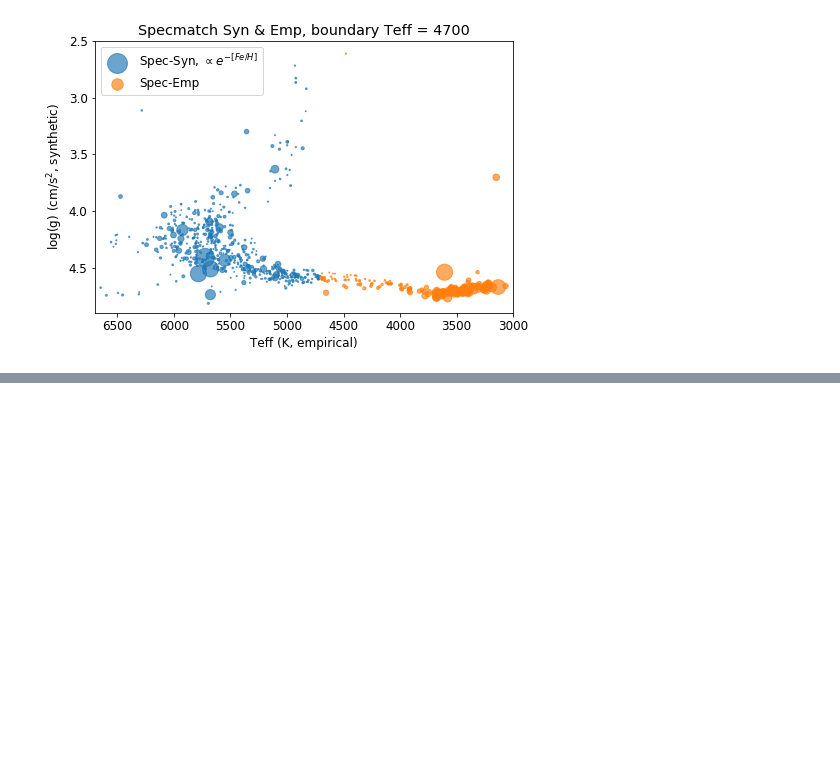
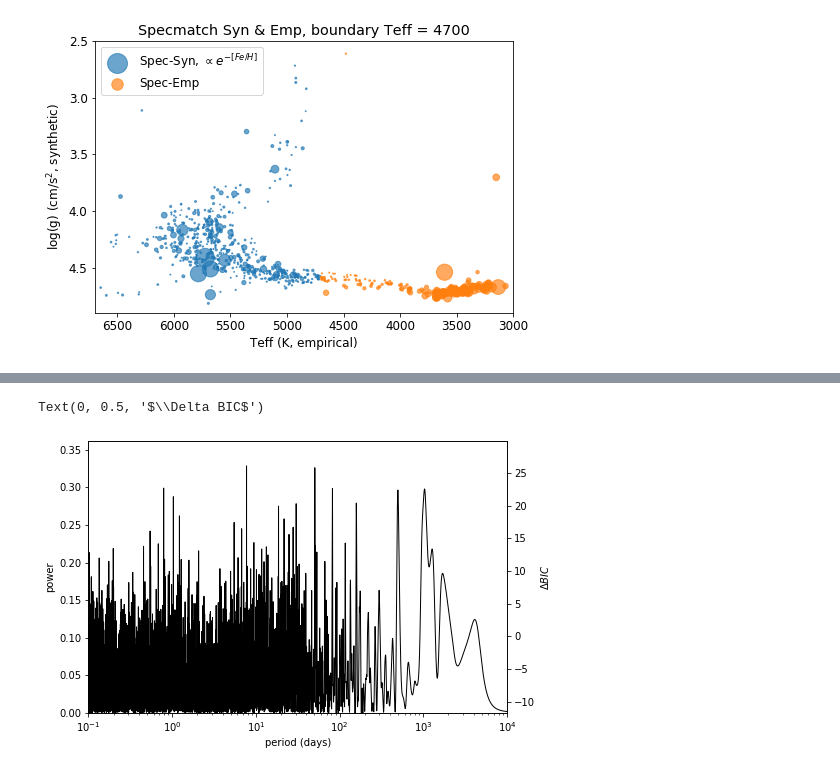
Before and after one commit to leerosenthalj/CLSI, a Jupyter notebook: Poster_plots.ipynb, the cells around one changed output, grey strips where cells are left out. Saved outputs shown, nothing was run; the diff lists cells and outputs as text; code cells hidden in the pictures; blank space fills up the shorter version.

```diff
--- a/Poster_plots.ipynb
+++ b/Poster_plots.ipynb
@@ -254,0 +290,22 @@ fig.savefig('Poster_plots/main_sequence_all.png', dpi=500)
+# %%
+period = 10 ** np.linspace(-1, 4, 10000)
+omega = 2 * np.pi / period
+PS = lomb_scargle(hires_52265['time'], hires_52265['svalue'],
+                  hires_52265['svalue_err'], omega, generalized=True)
+
+fig, ax = plt.subplots(figsize=(7.5, 5))
+ax.plot(period, PS, '-', c='black', lw=1, zorder=1)
+ax.set_xscale('log')
+ax.set_xlabel(r'period (days)')
+ax.set_ylabel('power')
+ax.set_xlim([period[0], period[-1]])
+ax.set_ylim([0, 1.1*np.amax(PS)])
+#ax.set_xlim([10**3, 10**4])
+
+ax2 = ax.twinx()
+ax2.set_ylim(tuple(lomb_scargle_BIC(ax.get_ylim(), hires_52265['svalue'],
+                                    hires_52265['svalue_err'])))
+ax2.set_ylabel(r'$\Delta BIC$')
+# %% [output]
+Text(0, 0.5, '$\\Delta BIC$')
+[figure, added]
```
Also changed, not shown: parts of 11 cells of this notebook, 9 other files.
